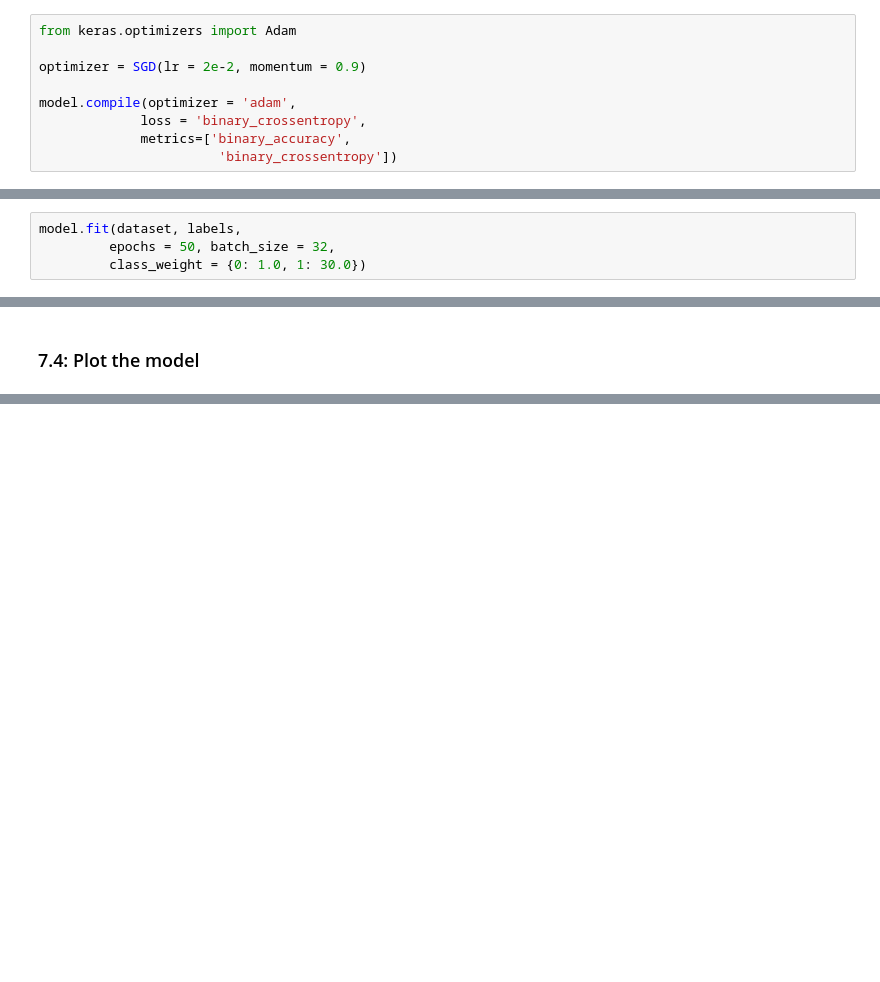
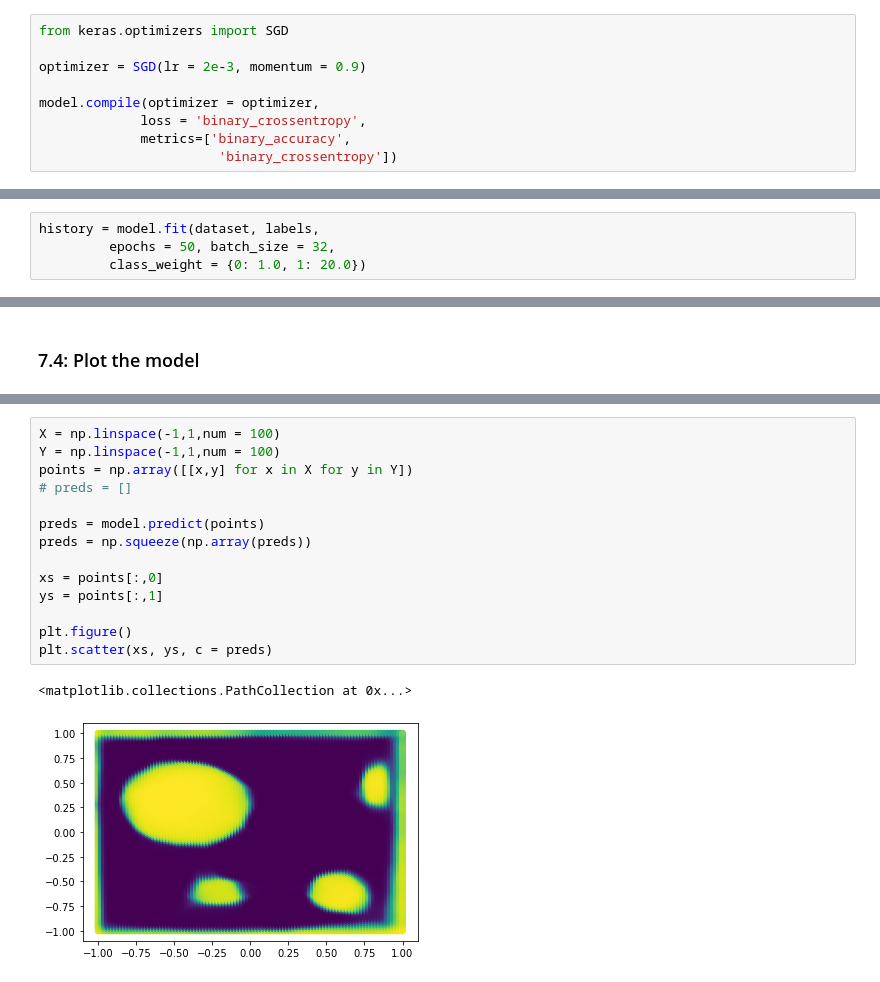
Before and after one commit to pramohan/caltech-cs11-tensorflow, a Jupyter notebook: labs/lab_3_dense_nets/lab_3.ipynb, the cells around one changed output, grey strips where cells are left out. Cells and saved outputs as stored; diff of their text form; blank space fills up the shorter version.

```diff
--- a/labs/lab_3_dense_nets/lab_3.ipynb
+++ b/labs/lab_3_dense_nets/lab_3.ipynb
@@ -293,19 +299,19 @@ model.add(Dense(1, activation = 'sigmoid'))
 # %% [markdown]
 ### 7.2: Define an optimizer and compile the model
 # %%
-from keras.optimizers import Adam
+from keras.optimizers import SGD
 
-optimizer = SGD(lr = 2e-2, momentum = 0.9)
+optimizer = SGD(lr = 2e-3, momentum = 0.9)
 
-model.compile(optimizer = 'adam',
+model.compile(optimizer = optimizer,
              loss = 'binary_crossentropy',
              metrics=['binary_accuracy',
                        'binary_crossentropy'])
 # %% [markdown]
 ### 7.3: Fit the model
 # %%
-model.fit(dataset, labels,
+history = model.fit(dataset, labels,
          epochs = 50, batch_size = 32,
-         class_weight = {0: 1.0, 1: 30.0})
+         class_weight = {0: 1.0, 1: 20.0})
 # %% [output]
 Epoch 1/50
@@ -350,0 +336,17 @@ Epoch 50/50
+# %%
+X = np.linspace(-1,1,num = 100)
+Y = np.linspace(-1,1,num = 100)
+points = np.array([[x,y] for x in X for y in Y])
+# preds = []
+
+preds = model.predict(points)
+preds = np.squeeze(np.array(preds))
+
+xs = points[:,0]
+ys = points[:,1]
+
+plt.figure()
+plt.scatter(xs, ys, c = preds)
+# %% [output]
+<matplotlib.collections.PathCollection at 0x...>
+[figure, added]
```
Also changed, not shown: parts of 5 cells of this notebook, 19 other files.
